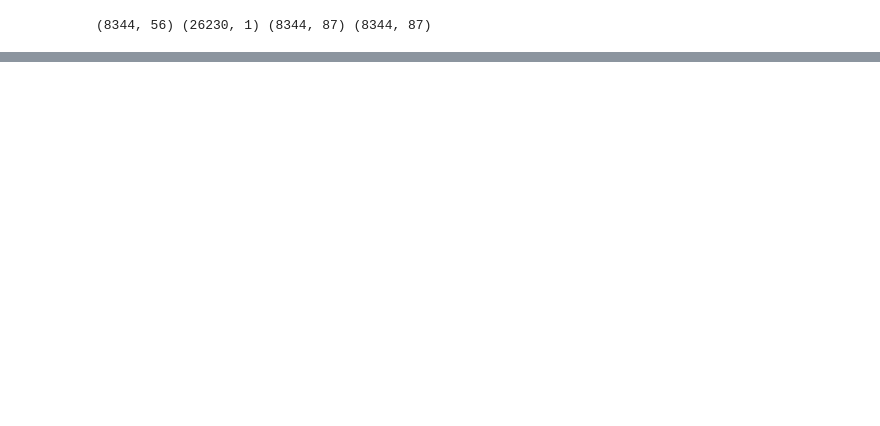
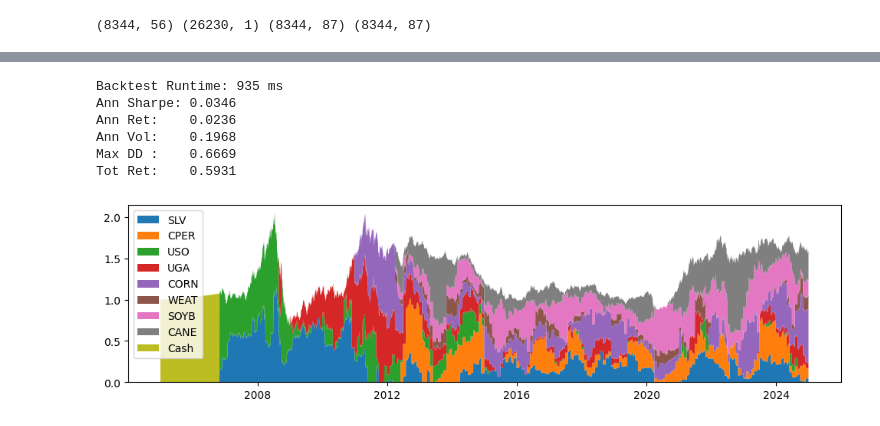
Before and after one commit to codezart44/portfolio-opt, a Jupyter notebook: src/popt/backtest/main.ipynb, the cells around one changed output, grey strips where cells are left out. Saved outputs shown, nothing was run; the diff lists cells and outputs as text; code cells hidden in the pictures; blank space fills up the shorter version.

```diff
--- a/src/popt/backtest/main.ipynb
+++ b/src/popt/backtest/main.ipynb
@@ -105,0 +108,13 @@ Tot Ret:    3.5061
+# %%
+dl = DataLoader(db=db, tickers=comd)
+mv = MinimumVolatility(dl, w_max=np.ones(dl.N))
+sim.run(mv, verbose=True)
+wealth_plot(sim)
+# %% [output]
+Backtest Runtime: 935 ms
+Ann Sharpe: 0.0346
+Ann Ret:    0.0236
+Ann Vol:    0.1968
+Max DD :    0.6669
+Tot Ret:    0.5931
+[figure, added]
```
Also changed, not shown: parts of 6 cells of this notebook, 3 other files.
